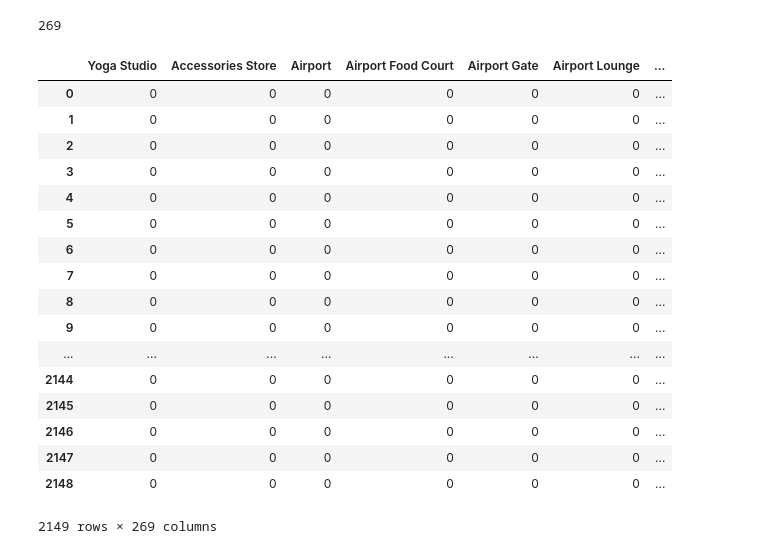
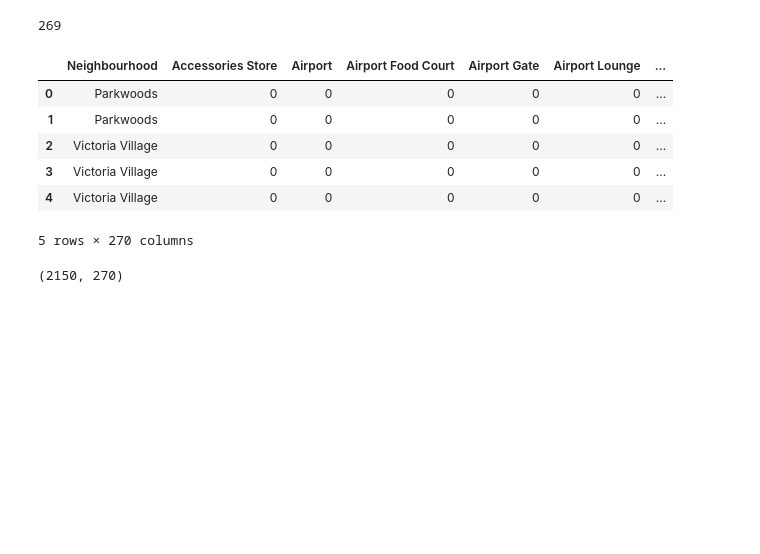
Before and after one commit to tarunsirpi/Coursera_Capstone, a Jupyter notebook: toronto_neighbourhood_notebook.ipynb, the cells around one changed output. Saved outputs shown, nothing was run; the diff lists cells and outputs as text; code cells hidden in the pictures; blank space fills up the shorter version.

Commit message:
grouped venues freq

```diff
--- a/toronto_neighbourhood_notebook.ipynb
+++ b/toronto_neighbourhood_notebook.ipynb
@@ -296,9 +296,9 @@ def getNearbyVenues(names, latitudes, longitudes, radius=500):
             v['venue']['categories'][0]['name']) for v in results])
 
     nearby_venues = pd.DataFrame([item for venue_list in venues_list for item in venue_list])
-    nearby_venues.columns = ['Neighborhood',
-                  'Neighborhood Latitude',
-                  'Neighborhood Longitude',
+    nearby_venues.columns = ['Neighbourhood',
+                  'Neighbourhood Latitude',
+                  'Neighbourhood Longitude',
                   'Venue',
                   'Venue Latitude',
                   'Venue Longitude',
@@ -365,27 +365,21 @@ len(toronto_venues['Venue Category'].unique())
 # %% [output]
 269
 # %%
-toronto_encoded=pd.get_dummies(toronto_venues[['Venue Category']], prefix="", prefix_sep="")
-toronto_encoded['Neighborhood'] = toronto_venues['Neighborhood']
+toronto_encoded= pd.get_dummies(toronto_venues[['Venue Category']], prefix="", prefix_sep="")
+
+toronto_encoded['Neighbourhood'] = toronto_venues['Neighbourhood']
 altered_columns=[toronto_encoded.columns[-1]] + list(toronto_encoded.columns[:-1])
 toronto_encoded=toronto_encoded[altered_columns]
-toronto_encoded
+toronto_encoded.head()
 # %% [output]
-|  | Yoga Studio | Accessories Store | Airport | Airport Food Court | Airport Gate | Airport Lounge | ... |
-| 0 | 0 | 0 | 0 | 0 | 0 | 0 | ... |
-| 1 | 0 | 0 | 0 | 0 | 0 | 0 | ... |
-| 2 | 0 | 0 | 0 | 0 | 0 | 0 | ... |
-| 3 | 0 | 0 | 0 | 0 | 0 | 0 | ... |
-| 4 | 0 | 0 | 0 | 0 | 0 | 0 | ... |
-| 5 | 0 | 0 | 0 | 0 | 0 | 0 | ... |
-| 6 | 0 | 0 | 0 | 0 | 0 | 0 | ... |
-| 7 | 0 | 0 | 0 | 0 | 0 | 0 | ... |
-| 8 | 0 | 0 | 0 | 0 | 0 | 0 | ... |
-| 9 | 0 | 0 | 0 | 0 | 0 | 0 | ... |
-| ... | ... | ... | ... | ... | ... | ... | ... |
-| 2144 | 0 | 0 | 0 | 0 | 0 | 0 | ... |
-| 2145 | 0 | 0 | 0 | 0 | 0 | 0 | ... |
-| 2146 | 0 | 0 | 0 | 0 | 0 | 0 | ... |
-| 2147 | 0 | 0 | 0 | 0 | 0 | 0 | ... |
-| 2148 | 0 | 0 | 0 | 0 | 0 | 0 | ... |
+|  | Neighbourhood | Accessories Store | Airport | Airport Food Court | Airport Gate | Airport Lounge | ... |
+| 0 | Parkwoods | 0 | 0 | 0 | 0 | 0 | ... |
+| 1 | Parkwoods | 0 | 0 | 0 | 0 | 0 | ... |
+| 2 | Victoria Village | 0 | 0 | 0 | 0 | 0 | ... |
+| 3 | Victoria Village | 0 | 0 | 0 | 0 | 0 | ... |
+| 4 | Victoria Village | 0 | 0 | 0 | 0 | 0 | ... |
-2149 rows × 269 columns
+5 rows × 270 columns
+# %%
+toronto_encoded.shape
+# %% [output]
+(2150, 270)
```
Also changed, not shown: parts of 11 cells of this notebook.
